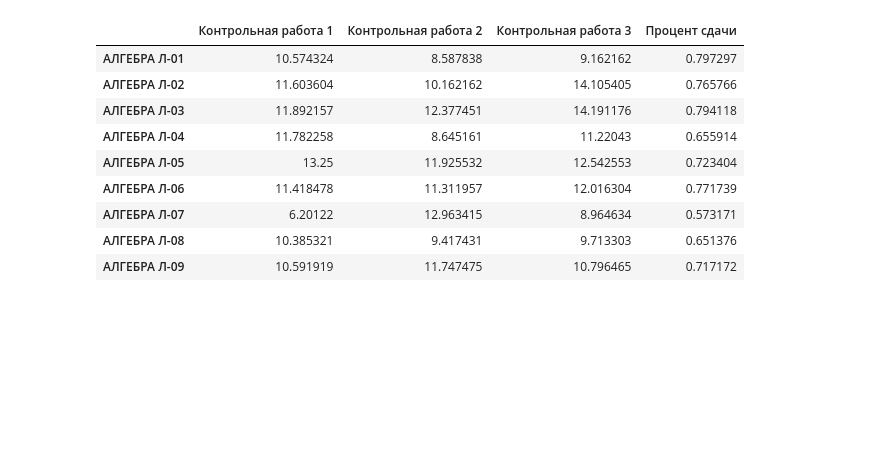
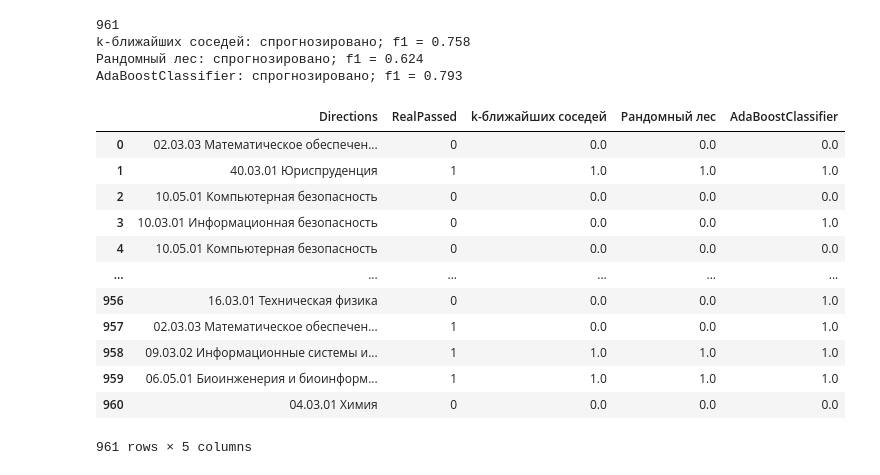
Before and after one commit to KokonTrol/VKR, a Jupyter notebook: prediction.ipynb, the cells around one changed output. Drawn from its saved outputs; the diff is of its cells as text; code cells hidden in the pictures; blank space fills up the shorter version.

```diff
--- a/prediction.ipynb
+++ b/prediction.ipynb
@@ -418,21 +598,58 @@ for name, group in data.groupby("Оценка"):
-# %%
-# команды или направления
-exams = [name  for name in data.columns.to_list() if name.startswith("Контрольная")]
-results = pd.DataFrame(index=list(data.groupby("Команда").groups.keys()), \
-                        columns=exams+["Процент сдачи"])
-for command, group in data.groupby("Команда"):
-    for ex in exams:
-        results[ex][group["Команда"].iloc[0]] = group[ex].astype(float).mean()
-    results["Процент сдачи"][group["Команда"].iloc[0]] = group["Сдал(-а)"].astype(float).mean()
-results
-# %% [output]
-|  | Контрольная работа 1 | Контрольная работа 2 | Контрольная работа 3 | Процент сдачи |
-| АЛГЕБРА Л-01 | 10.574324 | 8.587838 | 9.162162 | 0.797297 |
-| АЛГЕБРА Л-02 | 11.603604 | 10.162162 | 14.105405 | 0.765766 |
-| АЛГЕБРА Л-03 | 11.892157 | 12.377451 | 14.191176 | 0.794118 |
-| АЛГЕБРА Л-04 | 11.782258 | 8.645161 | 11.22043 | 0.655914 |
-| АЛГЕБРА Л-05 | 13.25 | 11.925532 | 12.542553 | 0.723404 |
-| АЛГЕБРА Л-06 | 11.418478 | 11.311957 | 12.016304 | 0.771739 |
-| АЛГЕБРА Л-07 | 6.20122 | 12.963415 | 8.964634 | 0.573171 |
-| АЛГЕБРА Л-08 | 10.385321 | 9.417431 | 9.713303 | 0.651376 |
-| АЛГЕБРА Л-09 | 10.591919 | 11.747475 | 10.796465 | 0.717172 |
+# %%
+def div_100(d):
+    cols = d[d.loc[:,:].columns.difference(not_for_prediction)].select_dtypes(exclude=['float']).columns
+    d[cols] = d[cols].apply(pd.to_numeric, downcast='float', errors='coerce')
+    columns = list(d.columns[pd.Series(d.columns).str.startswith('Посещение ')])
+    d[d.loc[:,:].columns.difference(["Пол", "Сдал(-а)"]+columns+not_for_prediction)] = d[d.loc[:,:].columns.difference(["Пол", "Сдал(-а)"]+columns+not_for_prediction)].div(100)
+    return d.round(4)
+
+        # print(accuracy_score(data_prediction, y_test))
+    return res
+dataReal = pd.read_csv("/content/drive/My Drive/Учёба/8 семестр/диплом/Проект/VKR/Учет контрольных/Программирование и основы алгоритмизации тест.csv", delimiter=";", encoding='cp1251', decimal=",") #delimiter=";",
+print(len(data))
+
+not_for_prediction = ["ФИО", "Команда", "Команды", "Направление", "Оценка", "Баллы", "Повышение оценки"]
+
+# cols = dataReal[dataReal.loc[:,:].columns.difference(not_for_prediction)].select_dtypes(exclude=['float']).columns
+# dataReal[cols] = dataReal[cols].apply(pd.to_numeric, downcast='float', errors='coerce')
+# columns = list(dataReal.columns[pd.Series(dataReal.columns).str.startswith('Посещение ')])
+# dataReal[dataReal.loc[:,:].columns.difference(["Пол", "Сдал(-а)"]+columns+not_for_prediction)] = dataReal[dataReal.loc[:,:].columns.difference(["Пол", "Сдал(-а)"]+columns+not_for_prediction)].div(100)
+# dataReal = dataReal.round(4)
+
+ex = "Контрольная работа 3"
+results = pd.DataFrame(index=list(models.keys()), columns=exams)
+
+X = div_100(data[data.loc[:,:ex].columns.difference(not_for_prediction+["Сдал(-а)"])]) #[name  for name in data.columns.to_list() if ex in name and ex!=name]]
+# X[X.loc[:,:].columns.difference(["Пол"])] = X[X.loc[:,:].columns.difference(["Пол"])].div(100)
+x_ = div_100(dataReal[dataReal.loc[:,:ex].columns.difference(not_for_prediction+["Сдал(-а)"])])
+Y = data["Сдал(-а)"]
+results = pd.DataFrame(columns=['Directions', "RealPassed"]+list(models.keys()))
+results['Directions'] = dataReal["Направление"]
+results['RealPassed'] = dataReal["Сдал(-а)"]
+
+for key, model in models.items():
+    model.fit(X, Y)
+    data_prediction = model.predict(x_)
+    results[key] = data_prediction
+    f1 = round(f1_score(dataReal["Сдал(-а)"], data_prediction), 3)
+    print(f"{key}: спрогнозировано; f1 = {f1}")
+results.to_excel(f"/content/drive/My Drive/Учёба/8 семестр/диплом/Проект/VKR/Учет контрольных/ПиОА(сдача) DIV100.xlsx") #, index=False, sep=';', encoding='cp1251')
+results
+# %% [output]
+961
+k-ближайших соседей: спрогнозировано; f1 = 0.758
+Рандомный лес: спрогнозировано; f1 = 0.624
+AdaBoostClassifier: спрогнозировано; f1 = 0.793
+|  | Directions | RealPassed | k-ближайших соседей | Рандомный лес | AdaBoostClassifier |
+| 0 | 02.03.03 Математическое обеспечен... | 0 | 0.0 | 0.0 | 0.0 |
+| 1 | 40.03.01 Юриспруденция | 1 | 1.0 | 1.0 | 1.0 |
+| 2 | 10.05.01 Компьютерная безопасность | 0 | 0.0 | 0.0 | 0.0 |
+| 3 | 10.03.01 Информационная безопасность | 0 | 0.0 | 0.0 | 1.0 |
+| 4 | 10.05.01 Компьютерная безопасность | 0 | 0.0 | 0.0 | 0.0 |
+| ... | ... | ... | ... | ... | ... |
+| 956 | 16.03.01 Техническая физика | 0 | 0.0 | 0.0 | 1.0 |
+| 957 | 02.03.03 Математическое обеспечен... | 1 | 0.0 | 0.0 | 1.0 |
+| 958 | 09.03.02 Информационные системы и... | 1 | 1.0 | 1.0 | 1.0 |
+| 959 | 06.05.01 Биоинженерия и биоинформ... | 1 | 1.0 | 1.0 | 1.0 |
+| 960 | 04.03.01 Химия | 0 | 0.0 | 0.0 | 0.0 |
+961 rows × 5 columns
```
Also changed, not shown: parts of 22 cells of this notebook, 1 other file.
